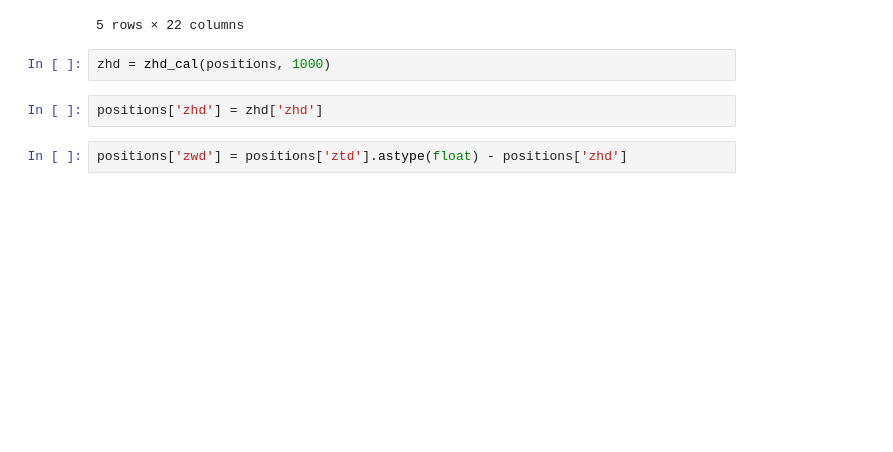
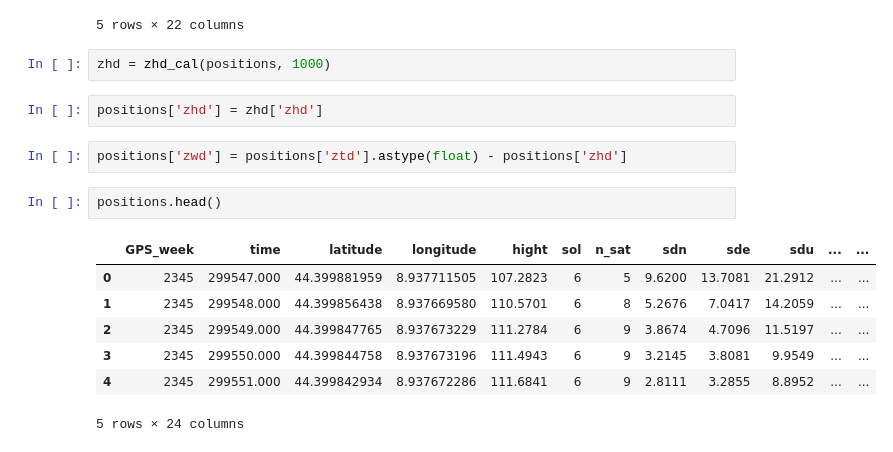
Before and after one commit to WafiEldoud/GTER_receiver, a Jupyter notebook: cals.ipynb, the cells around one changed output. Saved outputs shown, nothing was run; the diff lists cells and outputs as text; blank space fills up the shorter version.

```diff
--- a/cals.ipynb
+++ b/cals.ipynb
@@ -33,3 +117,13 @@ zhd = zhd_cal(positions, 1000)
 positions['zhd'] = zhd['zhd']
 # %%
 positions['zwd'] = positions['ztd'].astype(float) - positions['zhd']
+# %%
+positions.head()
+# %% [output]
+|  | GPS_week | time | latitude | longitude | hight | sol | n_sat | sdn | sde | sdu | ... | ... |
+| 0 | 2345 | 299547.000 | 44.399881959 | 8.937711505 | 107.2823 | 6 | 5 | 9.6200 | 13.7081 | 21.2912 | ... | ... |
+| 1 | 2345 | 299548.000 | 44.399856438 | 8.937669580 | 110.5701 | 6 | 8 | 5.2676 | 7.0417 | 14.2059 | ... | ... |
+| 2 | 2345 | 299549.000 | 44.399847765 | 8.937673229 | 111.2784 | 6 | 9 | 3.8674 | 4.7096 | 11.5197 | ... | ... |
+| 3 | 2345 | 299550.000 | 44.399844758 | 8.937673196 | 111.4943 | 6 | 9 | 3.2145 | 3.8081 | 9.9549 | ... | ... |
+| 4 | 2345 | 299551.000 | 44.399842934 | 8.937672286 | 111.6841 | 6 | 9 | 2.8111 | 3.2855 | 8.8952 | ... | ... |
+5 rows × 24 columns
```
Also changed, not shown: parts of 6 cells of this notebook, 43 other files.
